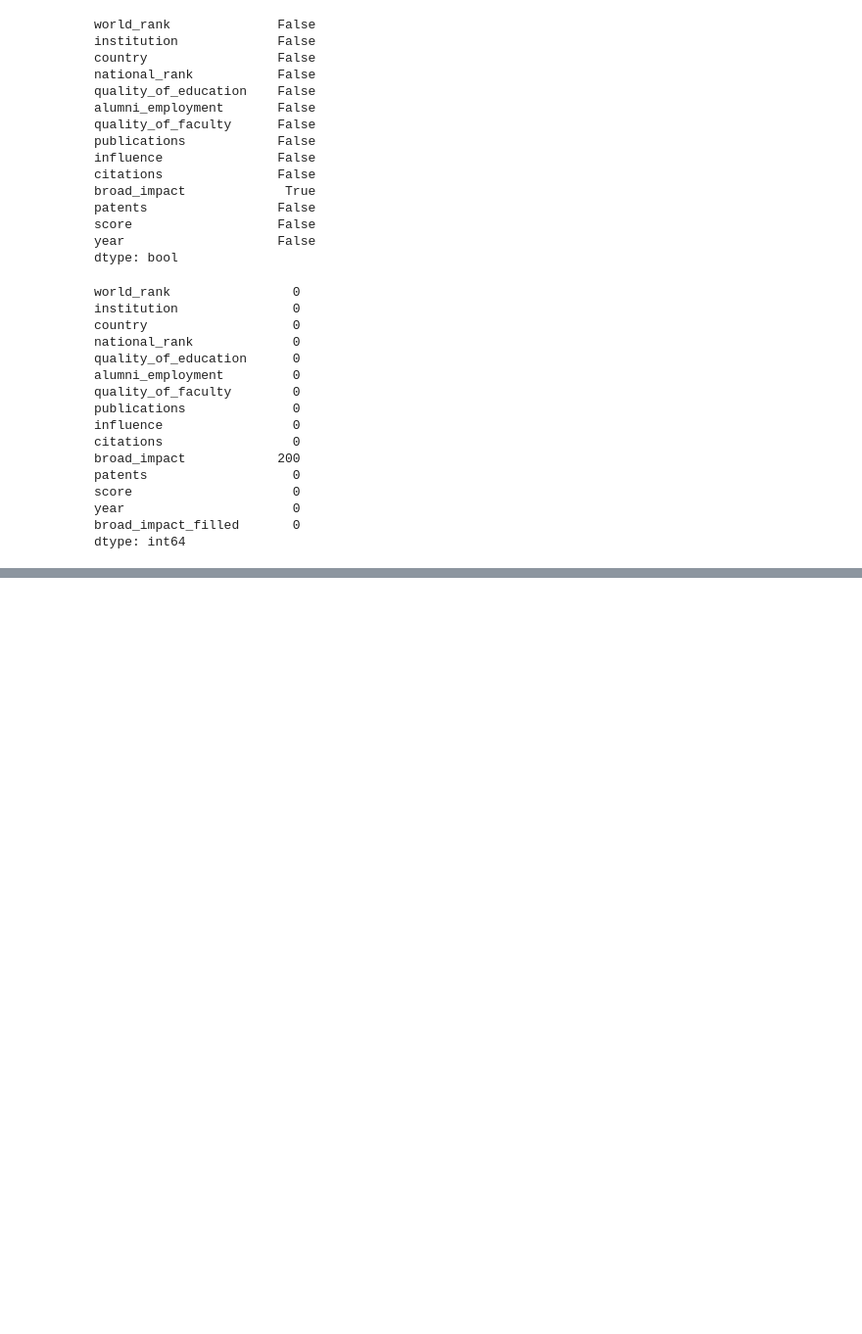
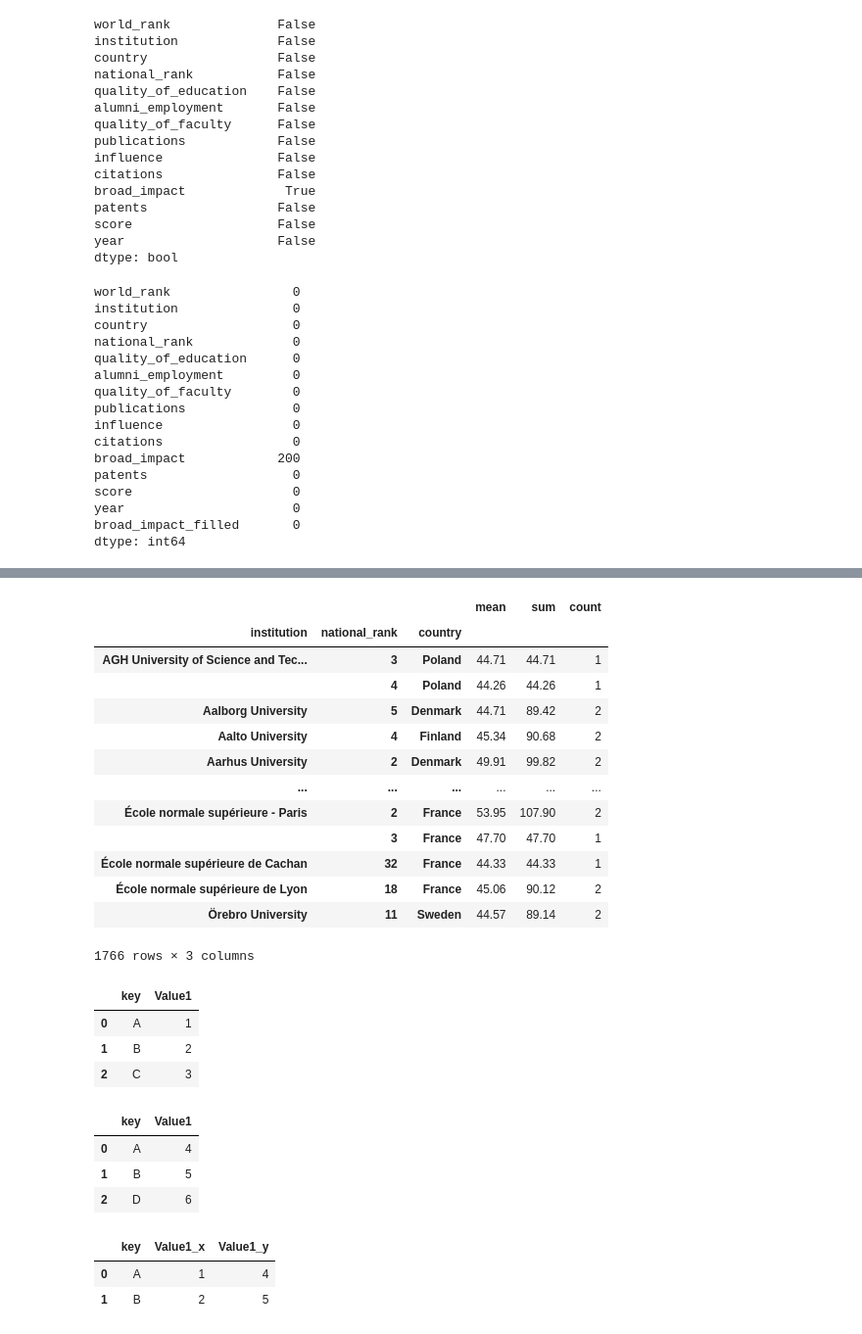
Before and after one commit to Pulkit4761/Machine-learning, a Jupyter notebook: machine learning/Data_analysis/data_manipulation.ipynb, the cells around one changed output, grey strips where cells are left out. Shown: that part at 98% size. Drawn from its saved outputs; the diff is of its cells as text; code cells hidden in the pictures; blank space fills up the shorter version.

```diff
--- a/machine learning/Data_analysis/data_manipulation.ipynb
+++ b/machine learning/Data_analysis/data_manipulation.ipynb
@@ -134,0 +152,19 @@ df
+# %%
+# Aggregating multiple functions
+grouped_agg = df.groupby(["institution","national_rank","country"])['score'].agg(['mean','sum','count'])
+grouped_agg
+# %% [output]
+|  |  |  | mean | sum | count |
+| institution | national_rank | country |  |  |  |
+| AGH University of Science and Tec... | 3 | Poland | 44.71 | 44.71 | 1 |
+|  | 4 | Poland | 44.26 | 44.26 | 1 |
+| Aalborg University | 5 | Denmark | 44.71 | 89.42 | 2 |
+| Aalto University | 4 | Finland | 45.34 | 90.68 | 2 |
+| Aarhus University | 2 | Denmark | 49.91 | 99.82 | 2 |
+| ... | ... | ... | ... | ... | ... |
+| École normale supérieure - Paris | 2 | France | 53.95 | 107.90 | 2 |
+|  | 3 | France | 47.70 | 47.70 | 1 |
+| École normale supérieure de Cachan | 32 | France | 44.33 | 44.33 | 1 |
+| École normale supérieure de Lyon | 18 | France | 45.06 | 90.12 | 2 |
+| Örebro University | 11 | Sweden | 44.57 | 89.14 | 2 |
+1766 rows × 3 columns
@@ -134,0 +176,21 @@ df
+# %%
+df1
+# %% [output]
+|  | key | Value1 |
+| 0 | A | 1 |
+| 1 | B | 2 |
+| 2 | C | 3 |
+# %%
+df2
+# %% [output]
+|  | key | Value1 |
+| 0 | A | 4 |
+| 1 | B | 5 |
+| 2 | D | 6 |
+# %%
+# Merge DataFrame on the 'Key columns'
+pd.merge(df1,df2,on = "key", how = "inner")
+# %% [output]
+|  | key | Value1_x | Value1_y |
+| 0 | A | 1 | 4 |
+| 1 | B | 2 | 5 |
```
Also changed, not shown: parts of 8 cells of this notebook, 5 other files.
